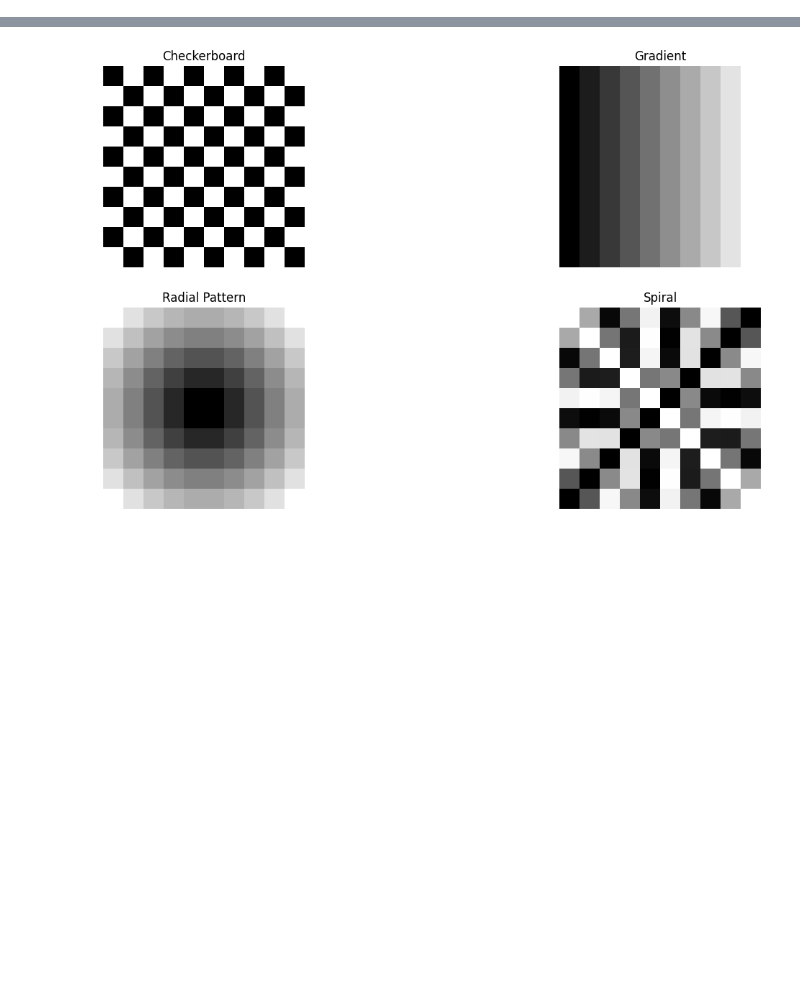
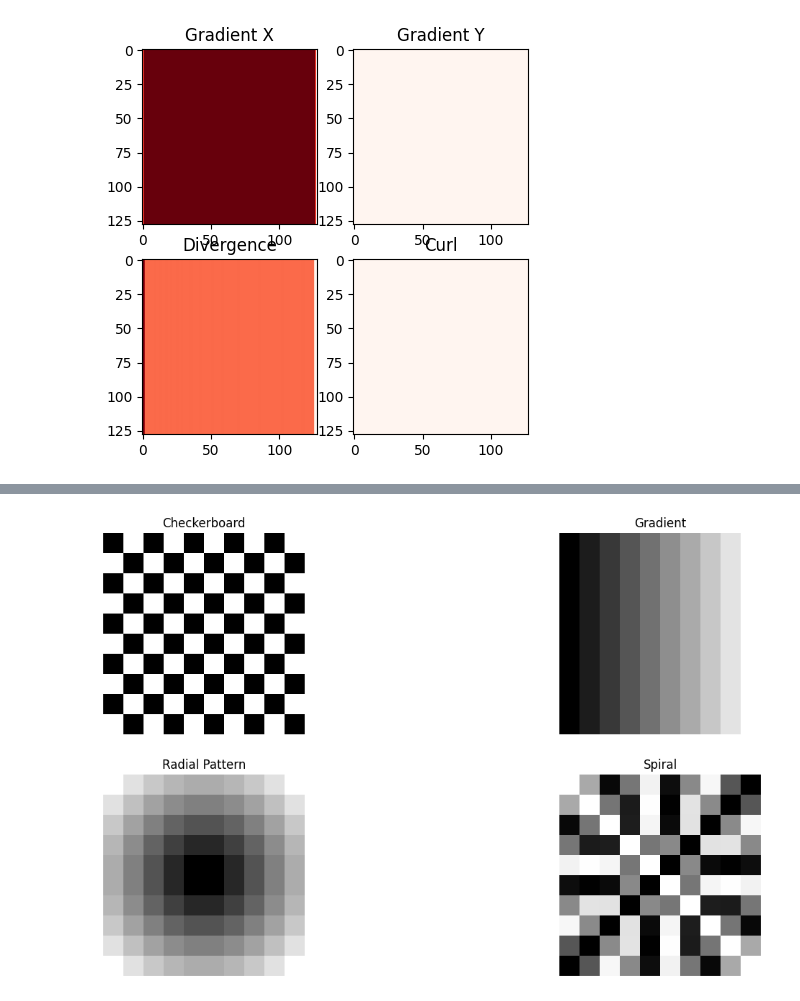
Before and after one commit to aadeoye911/CompASS, a Jupyter notebook: composition_rules.ipynb, the cells around one changed output, grey strips where cells are left out. Cells and saved outputs as stored; diff of their text form; code cells hidden in the pictures; blank space fills up the shorter version.

```diff
--- a/composition_rules.ipynb
+++ b/composition_rules.ipynb
@@ -169,11 +0,0 @@ min = 8.323913474862993e-16 max = 0.8007375001907349 mean = 0.08024037629365921
-# %%
-H, W = 5, 12
-# attn_map = torch.randn(H, W)
-normal_vector = torch.tensor([1, 0])
-displacement = W / 2
-positions = generate_grid_coordinates(H, W)
-test_grid = distance_to_line(positions, normal_vector, displacement)
-attn_map = normalize_map(test_grid)
-visualise_attn(attn_map)
-# balance_score(attn_map)
-moment_of_balance(attn_map)
@@ -219,0 +37,68 @@ def generate_even_distribution(size=10):
+# %%
+import torch.nn.functional as F
+
+
+def compute_gradients(tensor):
+    """
+    Computes the gradient of a 2D PyTorch tensor using Sobel filters.
+    Args:
+        tensor (torch.Tensor): (H, W) normalized attention/saliency map.
+    Returns:
+        grad_x, grad_y: Gradients along x and y axes.
+    """
+    sobel_x = torch.tensor([[-1, 0, 1], [-2, 0, 2], [-1, 0, 1]], dtype=torch.float32, device=tensor.device).unsqueeze(0).unsqueeze(0)
+    sobel_y = torch.tensor([[-1, -2, -1], [0, 0, 0], [1, 2, 1]], dtype=torch.float32, device=tensor.device).unsqueeze(0).unsqueeze(0)
+
+    tensor = tensor.unsqueeze(0).unsqueeze(0)  # Add batch & channel dims -> (1, 1, H, W)
+    grad_x = F.conv2d(F.pad(tensor, (1, 1, 1, 1), mode='replicate'), sobel_x).squeeze()  # (H, W)
+    grad_y = F.conv2d(F.pad(tensor, (1, 1, 1, 1), mode='replicate'), sobel_y).squeeze()  # (H, W)
+
+    return grad_x, grad_y
+
+def compute_divergence(grad_x, grad_y):
+    """
+    Computes divergence: div(F) = dF_x/dx + dF_y/dy
+    """
+    kernel_x = torch.tensor([[-0.5, 0, 0.5]], dtype=torch.float32, device=grad_x.device).unsqueeze(0).unsqueeze(0)  # d/dx
+    kernel_y = torch.tensor([[-0.5], [0], [0.5]], dtype=torch.float32, device=grad_y.device).unsqueeze(0).unsqueeze(0)  # d/dy
+
+    dgrad_x_dx = F.conv2d(F.pad(grad_x.unsqueeze(0).unsqueeze(0), (1, 1, 0, 0), mode='replicate'), kernel_x).squeeze()
+    dgrad_y_dy = F.conv2d(F.pad(grad_y.unsqueeze(0).unsqueeze(0), (0, 0, 1, 1), mode='replicate'), kernel_y).squeeze()
+
+    return dgrad_x_dx + dgrad_y_dy
+
+def compute_curl(grad_x, grad_y):
+    """
+    Computes curl: curl(F) = dF_y/dx - dF_x/dy
+    """
+    kernel_x = torch.tensor([[-0.5, 0, 0.5]], dtype=torch.float32, device=grad_x.device).unsqueeze(0).unsqueeze(0)  # d/dx
+    kernel_y = torch.tensor([[-0.5], [0], [0.5]], dtype=torch.float32, device=grad_y.device).unsqueeze(0).unsqueeze(0)  # d/dy
+
+    dgrad_y_dx = F.conv2d(F.pad(grad_y.unsqueeze(0).unsqueeze(0), (1, 1, 0, 0), mode='replicate'), kernel_x).squeeze()
+    dgrad_x_dy = F.conv2d(F.pad(grad_x.unsqueeze(0).unsqueeze(0), (0, 0, 1, 1), mode='replicate'), kernel_y).squeeze()
+
+    return dgrad_y_dx - dgrad_x_dy
+
+# Example Usage
+H, W = 128, 128  # Size of the saliency map
+saliency_map = torch.rand((H, W), device="cpu")  # Simulated normalized saliency map
+saliency_map = generate_gradient(H=H, W=W)
+saliency_map = saliency_map.to(dtype=torch.float32)
+# Compute metrics
+grad_x, grad_y = compute_gradients(saliency_map)
+divergence = compute_divergence(grad_x, grad_y)
+curl = compute_curl(grad_x, grad_y)
+
+# Convert to numpy for visualization
+grad_x_np, grad_y_np = grad_x.cpu().numpy(), grad_y.cpu().numpy()
+div_np, curl_np = divergence.cpu().numpy(), curl.cpu().numpy()
+
+# Plot results
+fig, axes = plt.subplots(2, 2, figsize=(5, 5))
+axes[0, 0].imshow(grad_x_np, cmap='Reds'); axes[0, 0].set_title("Gradient X")
+axes[0, 1].imshow(grad_y_np, cmap='Reds'); axes[0, 1].set_title("Gradient Y")
+axes[1, 0].imshow(div_np, cmap='Reds'); axes[1, 0].set_title("Divergence")
+axes[1, 1].imshow(curl_np, cmap='Reds'); axes[1, 1].set_title("Curl")
+plt.show()
+# %% [output]
+[figure, added]
```
Also changed, not shown: parts of 17 cells of this notebook, 4 other files.
